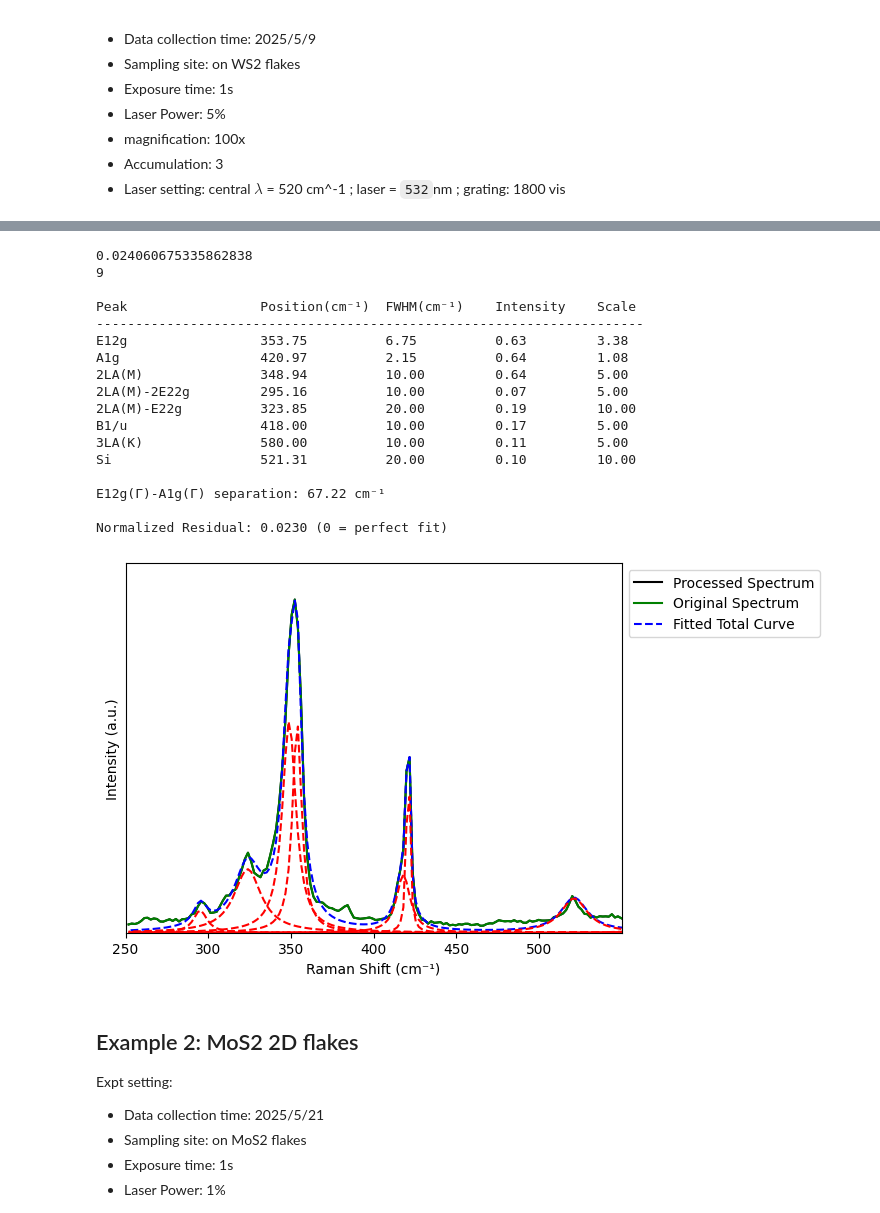
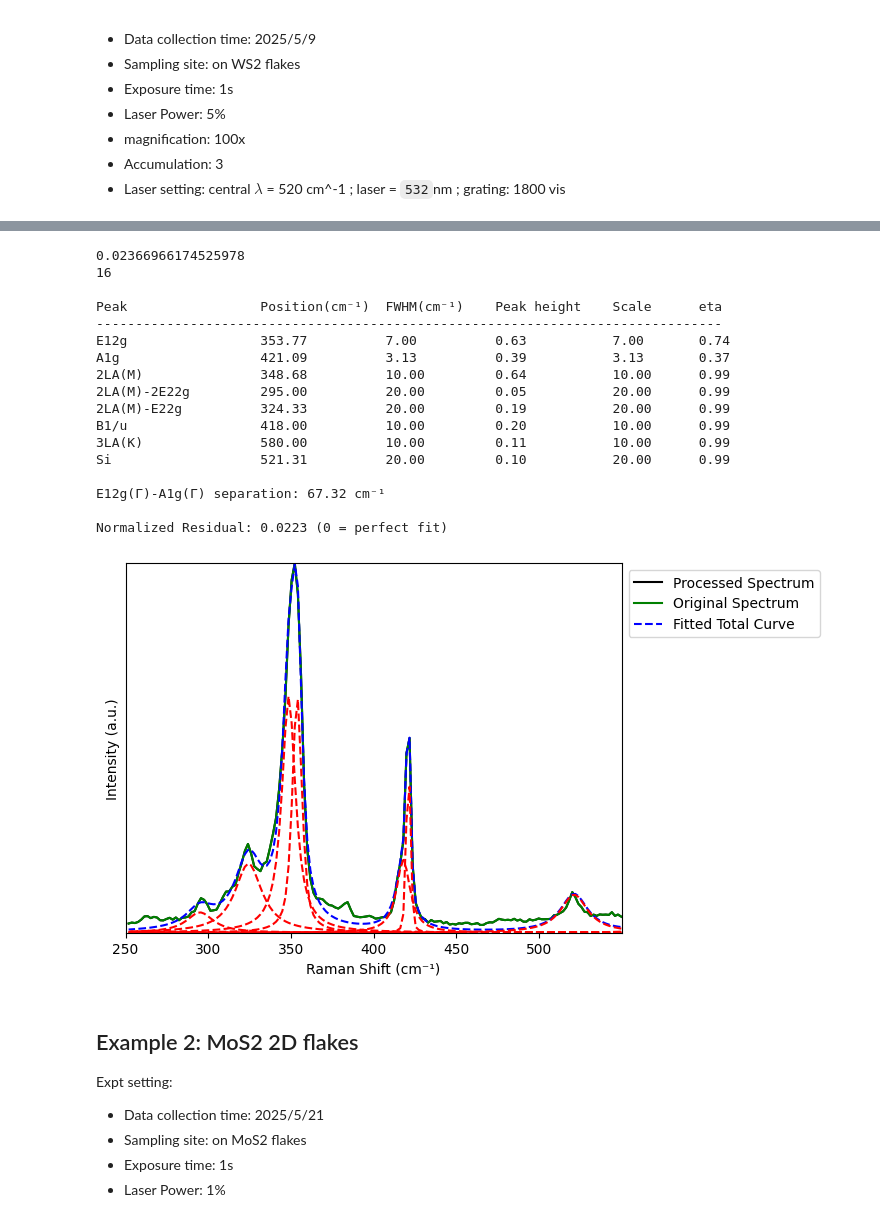
Before and after one commit to barry063/RamanPL_2D, a Jupyter notebook: example-usage/Ramanfit/Raman_component.ipynb, the cells around one changed output, grey strips where cells are left out. Drawn from its saved outputs; the diff is of its cells as text; code cells hidden in the pictures.

```diff
--- a/example-usage/Ramanfit/Raman_component.ipynb
+++ b/example-usage/Ramanfit/Raman_component.ipynb
@@ -24,6 +24,7 @@ spectra, wavenumber = RamanFit.DataImporter.data_import(
 raman_fit = RamanFit.RamanFit(spectra, wavenumber,
                      materials=['WS2'],         # Load materials, if no materials are provided, then WS2 is fitted
                      substrate='Si',            # Default substrate is Si (SiO2 and Si are )
+                     peak_profile="lorentzian", # Choose between "lorentzian" or "pvoigt"
                      normalize=True,            # Normalize your peak intensity
                      background_remove=False,   # If you Raman contains slanted intensity, use this, otherwise no
                      smoothing=False            # Smooth too noisy signal, only if needed
@@ -46,7 +47,7 @@ params, params_cov = raman_fit.fit_spectrum()
 xlim = [250, 550]
 raman_fit.plot_fit(params,                      # The Lorentzian parameters fitted
                    offset=0, scale=1,           # Plot offset or scale of fitted curve relative to raw data
-                   x_lim=xlim, y_lim=[0,3500],  # set x-y axis limits
+                   x_lim=xlim, y_lim=[0,1],  # set x-y axis limits
 
                    # set x-axis ticks
                    x_ticks=range(xlim[0],xlim[1],50)
@@ -70,36 +71,38 @@ Normalized Residual: 0.0230 (0 = perfect fit)
 # %%
+# Multi-start to test robustness of bound conditions
+
 params, cov = raman_fit.fit_spectrum(n_starts=15, p0_strategy="jitter", random_state=0)
 print(raman_fit.fit_diagnostics["rmse"])
 print(raman_fit.fit_diagnostics["n_params_at_bounds"])
 
 # Plot the results with an offset and scale
 xlim = [250, 550]
 raman_fit.plot_fit(params,                      # The Lorentzian parameters fitted
                    offset=0, scale=1,           # Plot offset or scale of fitted curve relative to raw data
-                   x_lim=xlim, y_lim=[0,3500],  # set x-y axis limits
+                   x_lim=xlim, y_lim=[0,1],  # set x-y axis limits
 
                    # set x-axis ticks
                    x_ticks=range(xlim[0],xlim[1],50)
                    )
 # %% [output]
-0.024060675335862838
-9
+0.02366966174525978
+16
 
-Peak                 Position(cm⁻¹)  FWHM(cm⁻¹)    Intensity    Scale
-----------------------------------------------------------------------
-E12g                 353.75          6.75          0.63         3.38
-A1g                  420.97          2.15          0.64         1.08
-2LA(M)               348.94          10.00         0.64         5.00
-2LA(M)-2E22g         295.16          10.00         0.07         5.00
-2LA(M)-E22g          323.85          20.00         0.19         10.00
-B1/u                 418.00          10.00         0.17         5.00
-3LA(K)               580.00          10.00         0.11         5.00
-Si                   521.31          20.00         0.10         10.00
+Peak                 Position(cm⁻¹)  FWHM(cm⁻¹)    Peak height    Scale      eta
+--------------------------------------------------------------------------------
+E12g                 353.77          7.00          0.63           7.00       0.74
+A1g                  421.09          3.13          0.39           3.13       0.37
+2LA(M)               348.68          10.00         0.64           10.00      0.99
+2LA(M)-2E22g         295.00          20.00         0.05           20.00      0.99
+2LA(M)-E22g          324.33          20.00         0.19           20.00      0.99
+B1/u                 418.00          10.00         0.20           10.00      0.99
+3LA(K)               580.00          10.00         0.11           10.00      0.99
+Si                   521.31          20.00         0.10           20.00      0.99
 
-E12g(Γ)-A1g(Γ) separation: 67.22 cm⁻¹
+E12g(Γ)-A1g(Γ) separation: 67.32 cm⁻¹
 
-Normalized Residual: 0.0230 (0 = perfect fit)
+Normalized Residual: 0.0223 (0 = perfect fit)
-[figure, old version]
+[figure, new version]
 # %% [markdown]
 ## Example 2: MoS2 2D flakes
 Expt setting:
```
Also changed, not shown: parts of 1 cell of this notebook, 13 other files.
